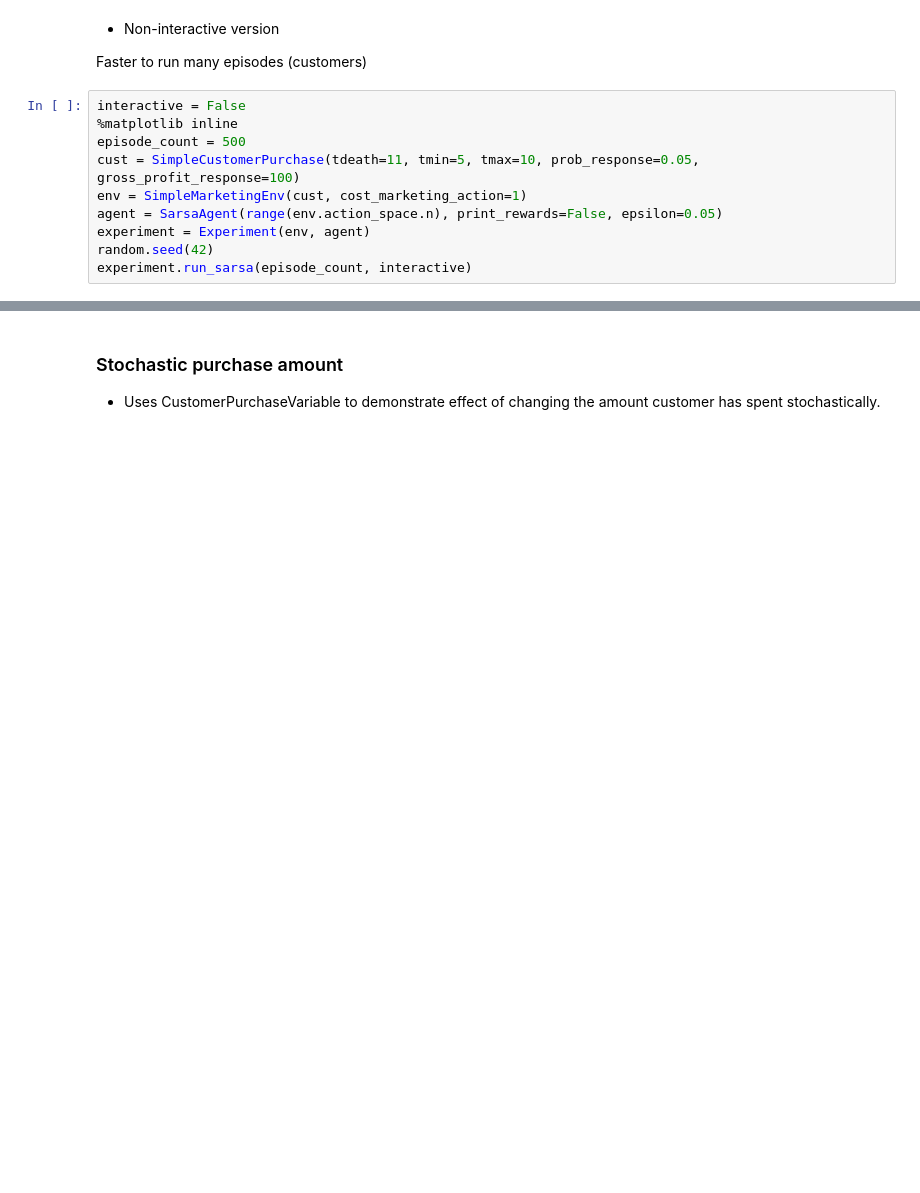
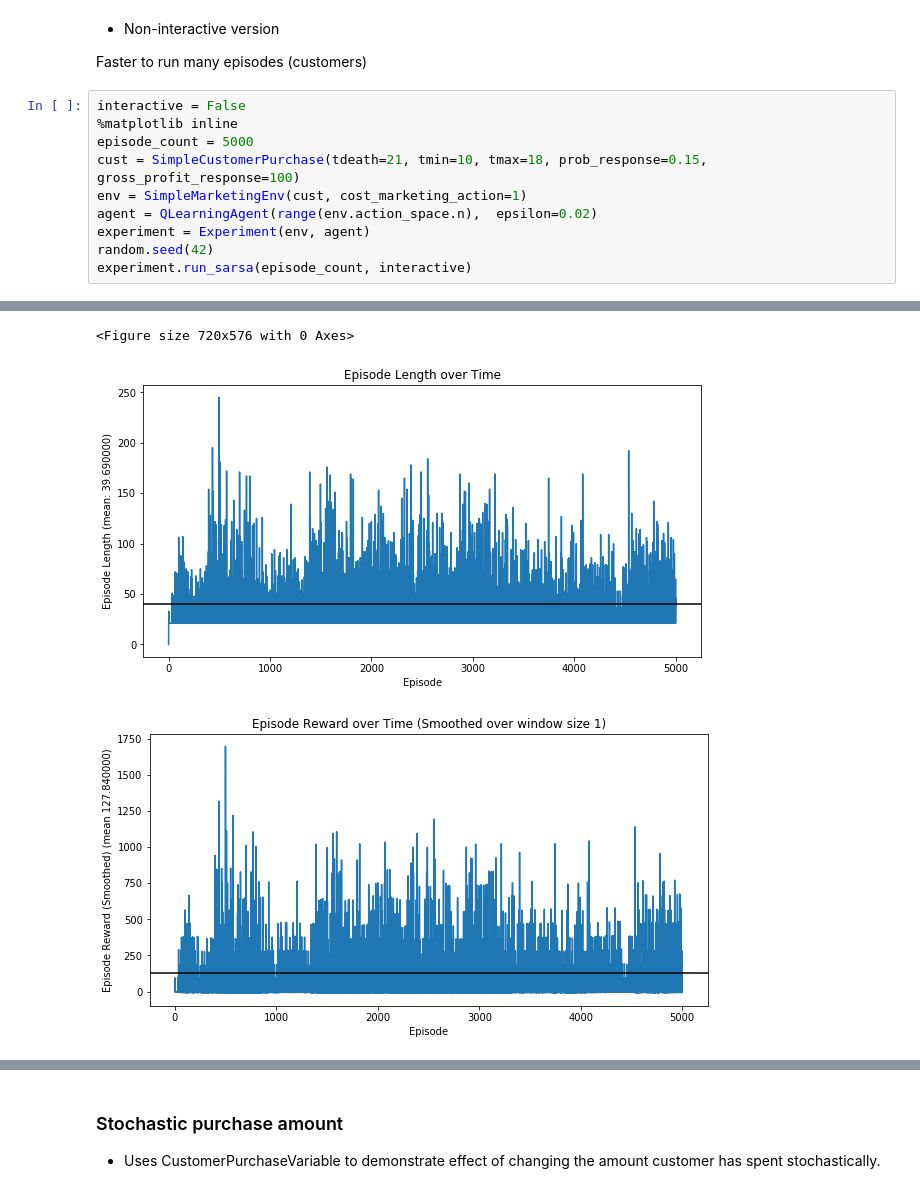
Before and after one commit to extrospective/marketing-rl, a Jupyter notebook: SimpleMarketing/SimpleMarketingTest.ipynb, the cells around one changed output, grey strips where cells are left out. Cells and saved outputs as stored; diff of their text form; blank space fills up the shorter version.

```diff
--- a/SimpleMarketing/SimpleMarketingTest.ipynb
+++ b/SimpleMarketing/SimpleMarketingTest.ipynb
@@ -199,10 +361,11 @@ Faster to run many episodes (customers)
 # %%
 interactive = False
 %matplotlib inline
-episode_count = 500
-cust = SimpleCustomerPurchase(tdeath=11, tmin=5, tmax=10, prob_response=0.05, gross_profit_response=100)
+episode_count = 5000
+cust = SimpleCustomerPurchase(tdeath=21, tmin=10, tmax=18, prob_response=0.15, gross_profit_response=100)
 env = SimpleMarketingEnv(cust, cost_marketing_action=1)
-agent = SarsaAgent(range(env.action_space.n), print_rewards=False, epsilon=0.05)
+agent = QLearningAgent(range(env.action_space.n),  epsilon=0.02)
 experiment = Experiment(env, agent)
 random.seed(42)
 experiment.run_sarsa(episode_count, interactive)
+# %% [output]
@@ -208,0 +389,3 @@ experiment.run_sarsa(episode_count, interactive)
+<Figure size 720x576 with 0 Axes>
+[figure, added]
+[figure, added]
```
Also changed, not shown: parts of 5 cells of this notebook, 2 other files.
